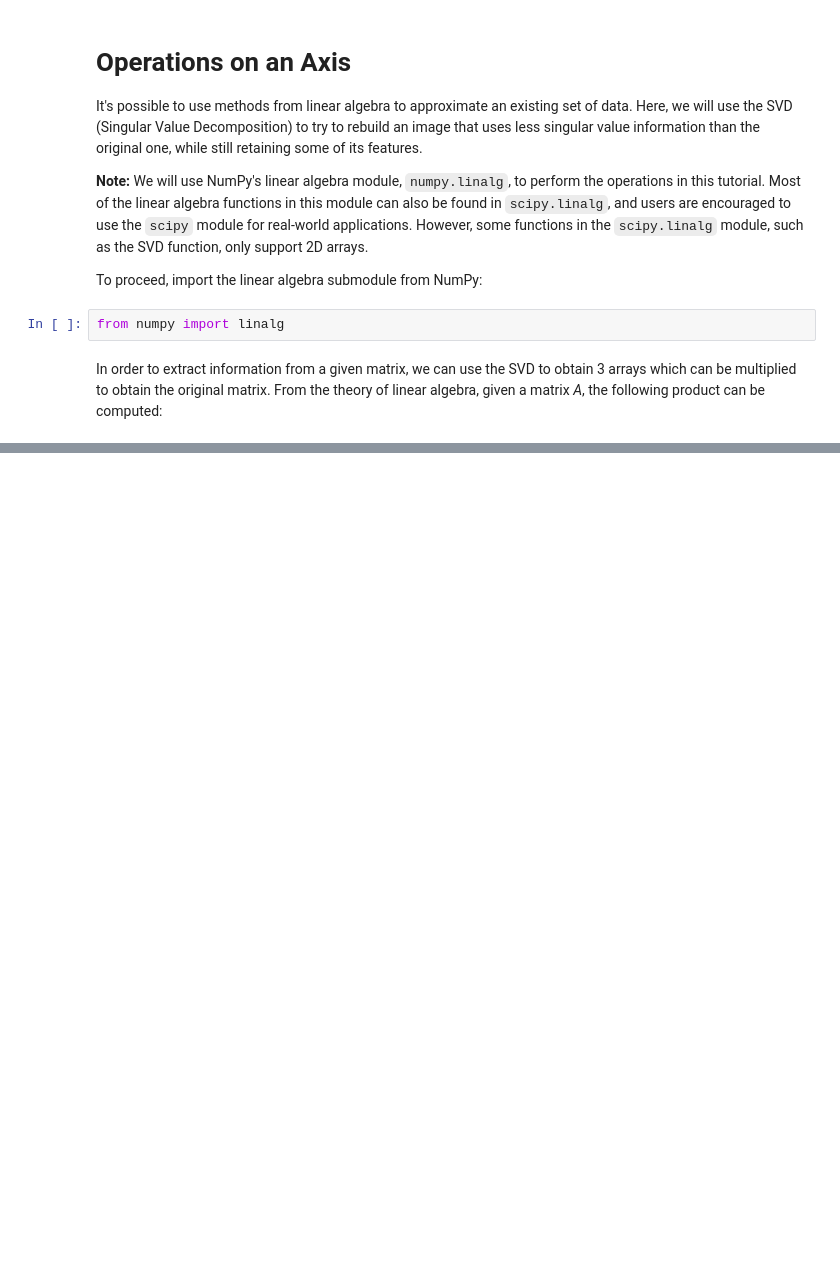
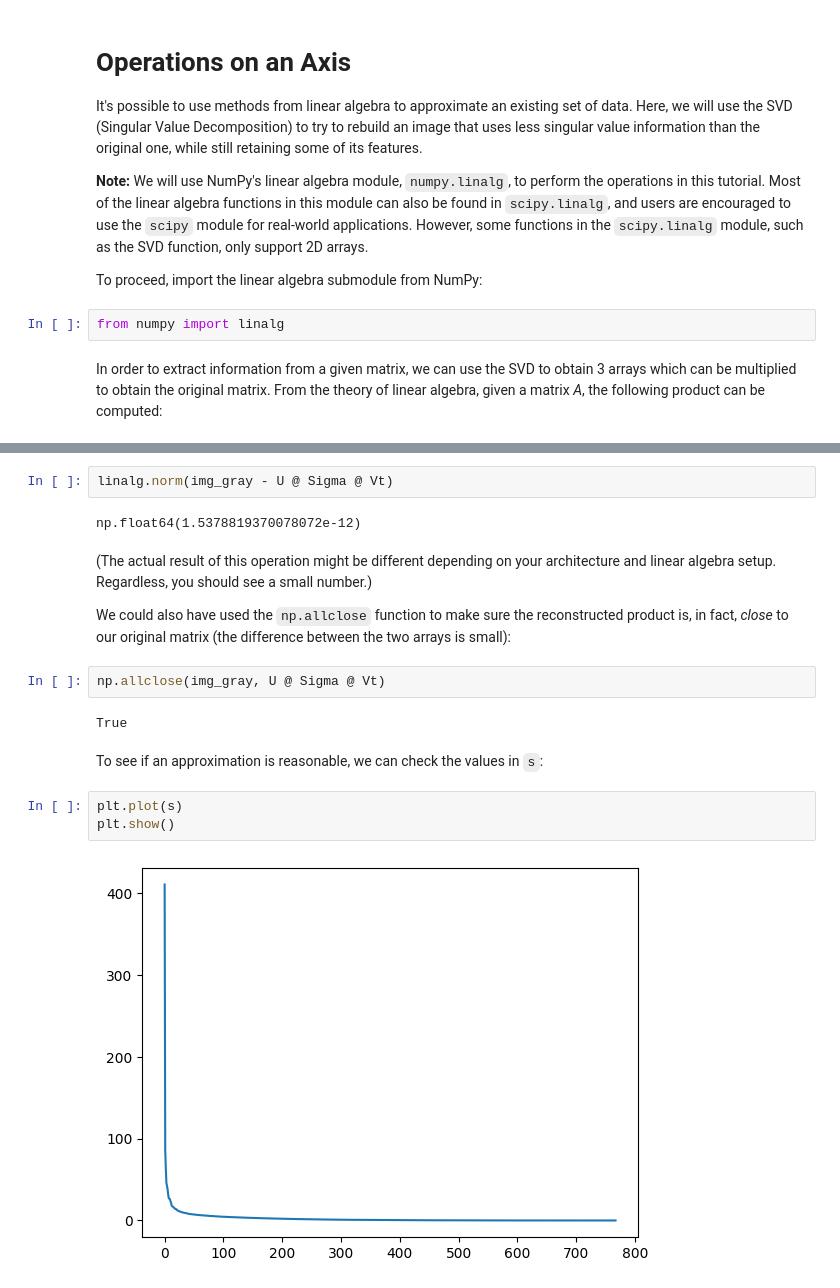
Before and after one commit to crdcamp/NumPy-Learning, a Jupyter notebook: 2 - Linear algebra on n-dimensional arrays.ipynb, the cells around one changed output, grey strips where cells are left out. Drawn from its saved outputs; the diff is of its cells as text; blank space fills up the shorter version.

```diff
--- a/2 - Linear algebra on n-dimensional arrays.ipynb
+++ b/2 - Linear algebra on n-dimensional arrays.ipynb
@@ -134,0 +215,19 @@ Where *U* and *V^T* are square and <mi mathvariant="normal">&#x3A3;</mi> are the
+# %%
+linalg.norm(img_gray - U @ Sigma @ Vt)
+# %% [output]
+np.float64(1.5378819370078072e-12)
+# %% [markdown]
+(The actual result of this operation might be different depending on your architecture and linear algebra setup. Regardless, you should see a small number.)
+
+We could also have used the `np.allclose` function to make sure the reconstructed product is, in fact, *close* to our original matrix (the difference between the two arrays is small):
+# %%
+np.allclose(img_gray, U @ Sigma @ Vt)
+# %% [output]
+True
+# %% [markdown]
+To see if an approximation is reasonable, we can check the values in `s`:
+# %%
+plt.plot(s)
+plt.show()
+# %% [output]
+[figure, added]
```
Also changed, not shown: parts of 30 cells of this notebook.
